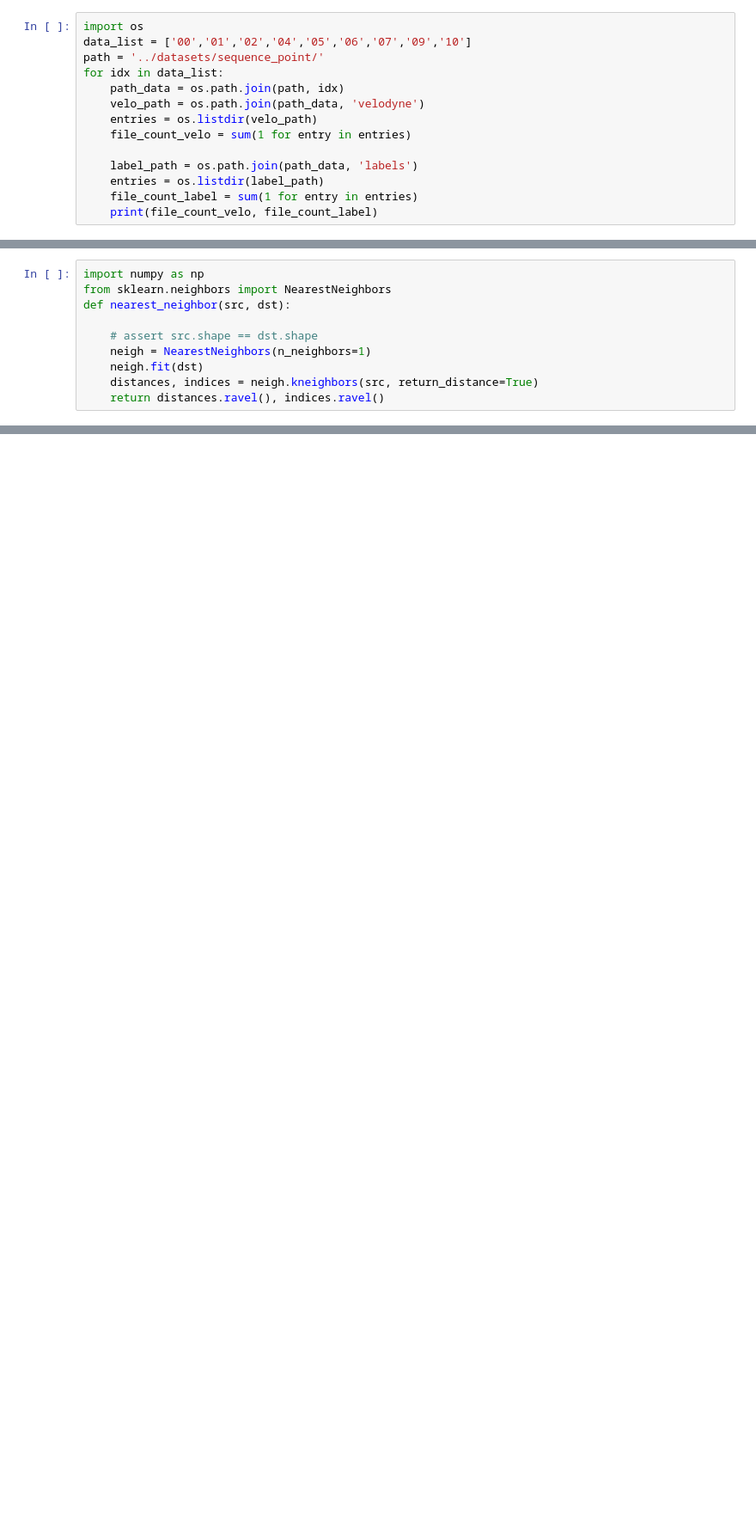
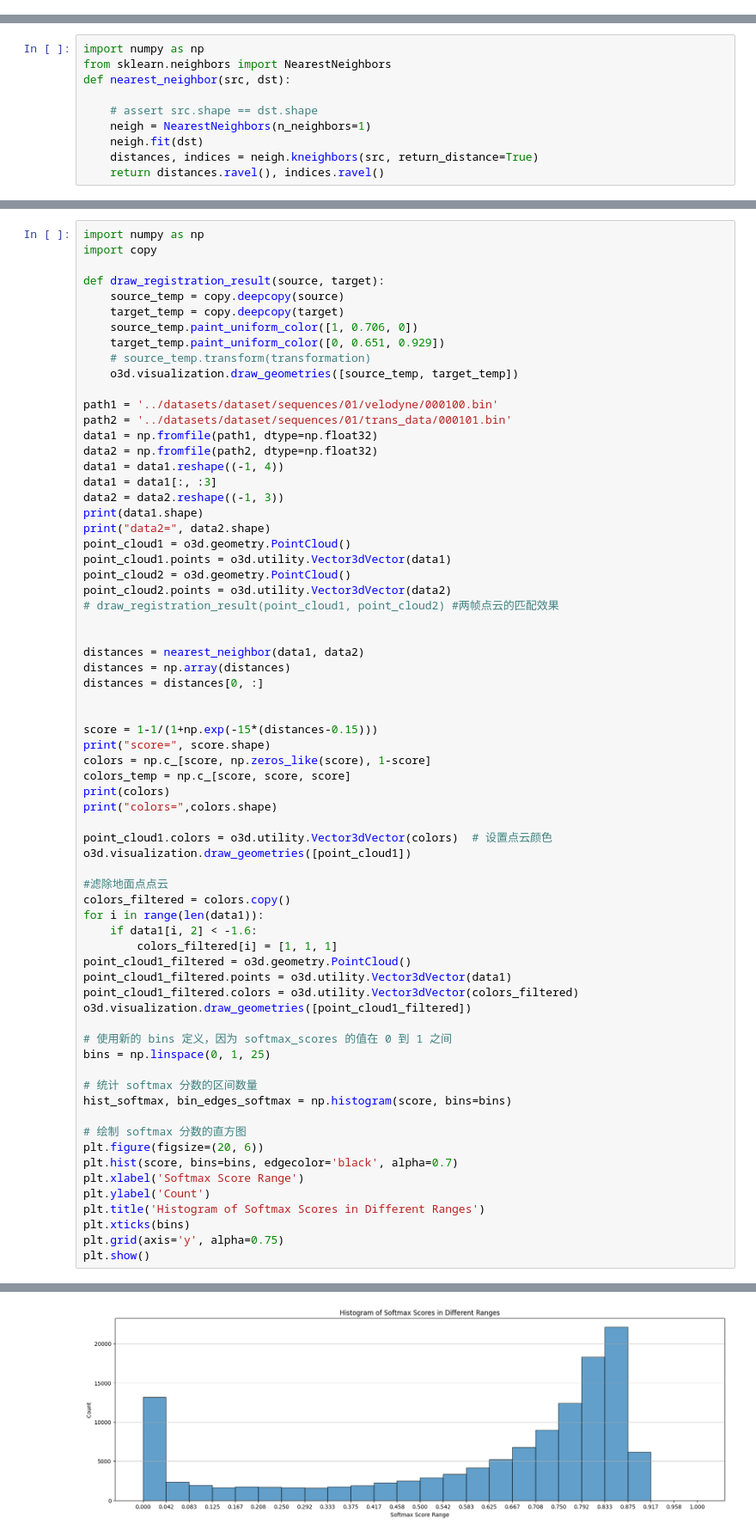
Before and after one commit to jimazeyu/hybrid_feature_LO, a Jupyter notebook: unit_operations/7.ICP_label_maker.ipynb, the cells around one changed output, grey strips where cells are left out. Shown: that part at 86% size. Saved outputs shown, nothing was run; the diff lists cells and outputs as text; blank space fills up the shorter version.

```diff
--- a/unit_operations/7.ICP_label_maker.ipynb
+++ b/unit_operations/7.ICP_label_maker.ipynb
@@ -197,14 +70,0 @@ for idx in data_list:
-# %%
-import os
-data_list = ['00','01','02','04','05','06','07','09','10']
-path = '../datasets/sequence_point/'
-for idx in data_list:
-    path_data = os.path.join(path, idx)
-    velo_path = os.path.join(path_data, 'velodyne')
-    entries = os.listdir(velo_path)
-    file_count_velo = sum(1 for entry in entries)
-
-    label_path = os.path.join(path_data, 'labels')
-    entries = os.listdir(label_path)
-    file_count_label = sum(1 for entry in entries)
-    print(file_count_velo, file_count_label)
@@ -220,0 +161,69 @@ def nearest_neighbor(src, dst):
+# %%
+import numpy as np
+import copy
+
+def draw_registration_result(source, target):
+    source_temp = copy.deepcopy(source)
+    target_temp = copy.deepcopy(target)
+    source_temp.paint_uniform_color([1, 0.706, 0])
+    target_temp.paint_uniform_color([0, 0.651, 0.929])
+    # source_temp.transform(transformation)
+    o3d.visualization.draw_geometries([source_temp, target_temp])
+
+path1 = '../datasets/dataset/sequences/01/velodyne/000100.bin'
+path2 = '../datasets/dataset/sequences/01/trans_data/000101.bin'
+data1 = np.fromfile(path1, dtype=np.float32)
+data2 = np.fromfile(path2, dtype=np.float32)
+data1 = data1.reshape((-1, 4))
+data1 = data1[:, :3]
+data2 = data2.reshape((-1, 3))
+print(data1.shape)
+print("data2=", data2.shape)
+point_cloud1 = o3d.geometry.PointCloud()
+point_cloud1.points = o3d.utility.Vector3dVector(data1)
+point_cloud2 = o3d.geometry.PointCloud()
+point_cloud2.points = o3d.utility.Vector3dVector(data2)
+# draw_registration_result(point_cloud1, point_cloud2) #两帧点云的匹配效果
+
+
+distances = nearest_neighbor(data1, data2)
+distances = np.array(distances)
+distances = distances[0, :]
+
+
+score = 1-1/(1+np.exp(-15*(distances-0.15)))
+print("score=", score.shape)
+colors = np.c_[score, np.zeros_like(score), 1-score]
+colors_temp = np.c_[score, score, score]
+print(colors)
+print("colors=",colors.shape)
+
+point_cloud1.colors = o3d.utility.Vector3dVector(colors)  # 设置点云颜色
+o3d.visualization.draw_geometries([point_cloud1])
+
+#滤除地面点点云
+colors_filtered = colors.copy()
+for i in range(len(data1)):
+    if data1[i, 2] < -1.6:
+        colors_filtered[i] = [1, 1, 1]
+point_cloud1_filtered = o3d.geometry.PointCloud()
+point_cloud1_filtered.points = o3d.utility.Vector3dVector(data1)
+point_cloud1_filtered.colors = o3d.utility.Vector3dVector(colors_filtered)
+o3d.visualization.draw_geometries([point_cloud1_filtered])
+
+# 使用新的 bins 定义，因为 softmax_scores 的值在 0 到 1 之间
+bins = np.linspace(0, 1, 25)
+
+# 统计 softmax 分数的区间数量
+hist_softmax, bin_edges_softmax = np.histogram(score, bins=bins)
+
+# 绘制 softmax 分数的直方图
+plt.figure(figsize=(20, 6))
+plt.hist(score, bins=bins, edgecolor='black', alpha=0.7)
+plt.xlabel('Softmax Score Range')
+plt.ylabel('Count')
+plt.title('Histogram of Softmax Scores in Different Ranges')
+plt.xticks(bins)
+plt.grid(axis='y', alpha=0.75)
+plt.show()
+# %% [output]
@@ -221,3 +241,4 @@ def nearest_neighbor(src, dst):
+[figure, added]
 # %%
 # 测试
 import numpy as np
```
Also changed, not shown: parts of 12 cells of this notebook, 19 other files.
